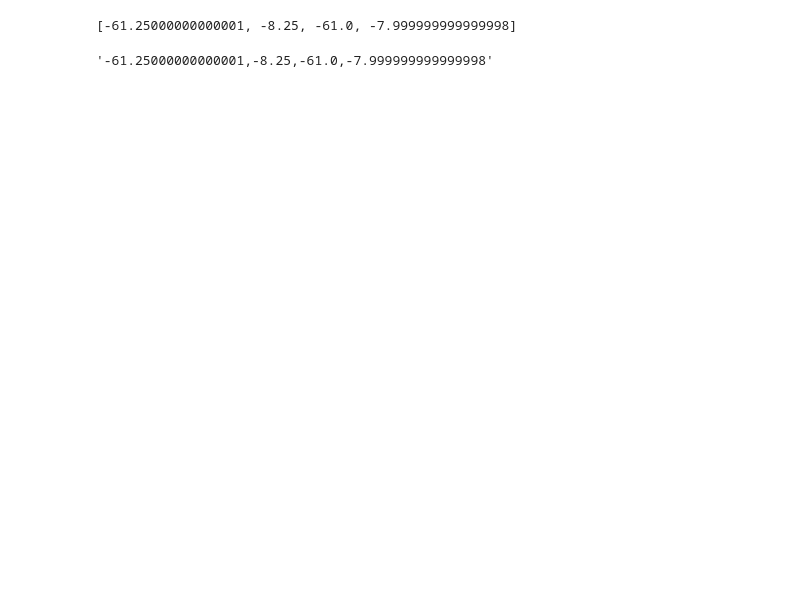
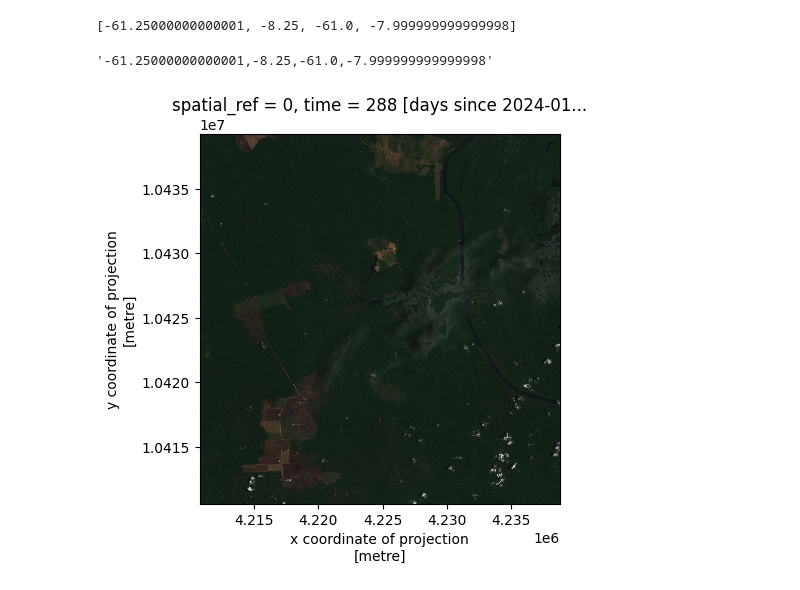
Before and after one commit to AbnerErnaniADSFatec/analise-disturbios-gfm, a Jupyter notebook: 2_simple_cube.ipynb, the cells around one changed output. Cells and saved outputs as stored; diff of their text form; code cells hidden in the pictures; blank space fills up the shorter version.

```diff
--- a/2_simple_cube.ipynb
+++ b/2_simple_cube.ipynb
@@ -38,20 +52,13 @@ bbox
 # %%
-cube = simple_cube(
-     stac_url   = STAC_URL,
-     collection = cube,
-     start_date = start,
-     end_date   = end,
-     bbox       = bbox,
-     bands      = composition
-)
-save_xarray(cube, f'./dataset/rasters/cube_sentinel2_{year}.nc')
 cube = load_xarray(f'./dataset/rasters/cube_sentinel2_{year}.nc')
 
 r, g, b = ['red', 'green', 'blue']
 
-rgb_composition = xr.concat([cube[var].isel(time=5, band=0) for var in [r, g, b]], dim="band")
+rgb_composition = xr.concat([cube[var].isel(time=18, band=0) for var in [r, g, b]], dim="band")
 rgb_composition = rgb_composition.assign_coords(band=["R", "G", "B"])
 rgb_composition = rgb_composition.transpose("y", "x", "band")
 rgb_composition = rgb_composition / rgb_composition.max() # normalize
 rgb_composition.plot.imshow()
 plt.gca().set_aspect('equal')
+# %% [output]
+[figure, added]
```
Also changed, not shown: parts of 3 cells of this notebook, 3 other files.
